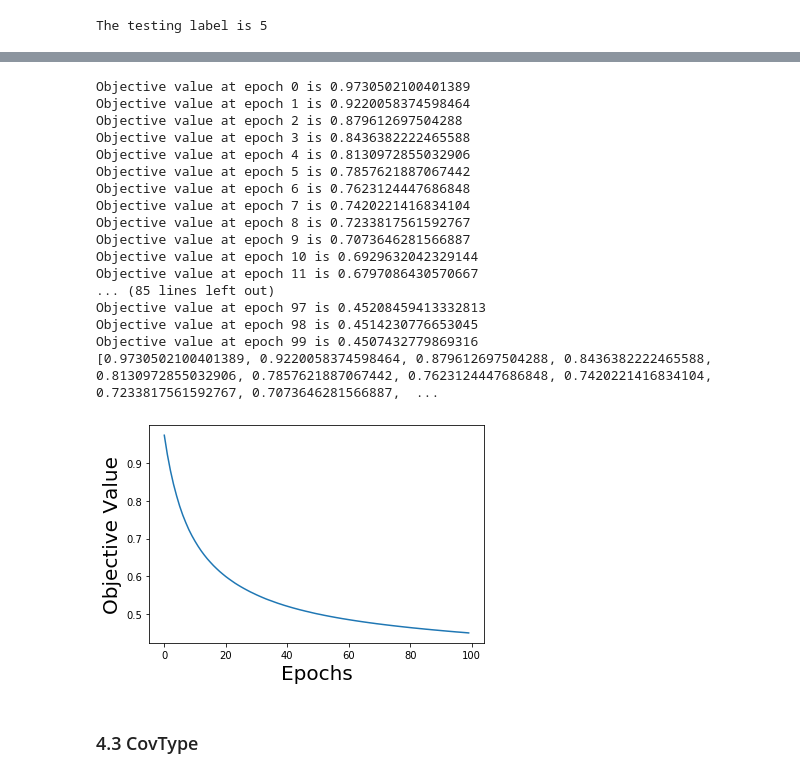
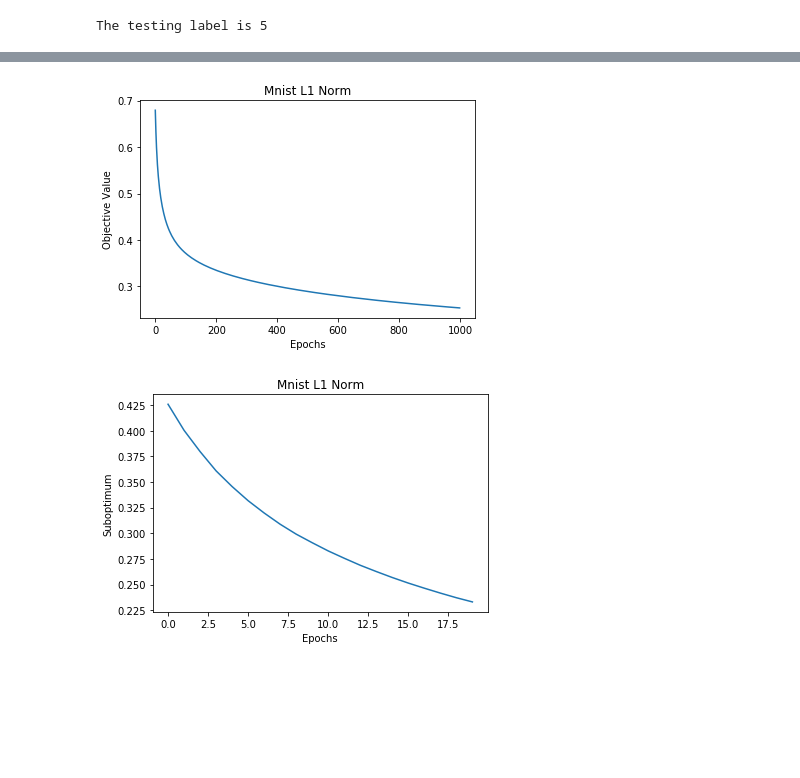
Before and after one commit to vlee1776/SAGA, a Jupyter notebook: SAGA.ipynb, the cells around one changed output, grey strips where cells are left out. Drawn from its saved outputs; the diff is of its cells as text; code cells hidden in the pictures; blank space fills up the shorter version.

Commit message:
restart l1 and l2 norm work on logisitic regression

```diff
--- a/SAGA.ipynb
+++ b/SAGA.ipynb
@@ -258,0 +103,28 @@ Data from http://yann.lecun.com/exdb/mnist/
+# %%
+import matplotlib.pyplot as plt
+
+def graph(obj_vals,title,l1=False,l2=False):
+    epochs = range(len(obj_vals))
+    plt.plot(epochs, obj_vals)
+    plt.xlabel('Epochs')
+    plt.ylabel('Objective Value')
+    if l1:
+        title += ' L1 Norm'
+    if l2:
+        title += ' L2 Norm'
+    plt.title(title)
+    plt.show()
+
+def graph_suboptimal(obj_vals,title,l1=False,l2=False,epochs=20):
+    minimum = min(obj_vals)
+    temp = obj_vals[:20] - minimum
+    epochs = range(len(temp))
+    plt.plot(epochs, temp)
+    plt.xlabel('Epochs')
+    plt.ylabel('Suboptimum')
+    if l1:
+        title += ' L1 Norm'
+    if l2:
+        title += ' L2 Norm'
+    plt.title(title)
+    plt.show()
@@ -324,5 +202,5 @@ L = 1/4 * eigs[0]
 n,d = numpy.shape(X_train)
 alpha = 1E-6
 step_size = 1 / (n * alpha + L)
-w, obj_vals = saga(X_train,y_train,step_size,100,proximal,logistic_loss,logistic_gradient,l2=True,lam=alpha)
+w, obj_vals = saga(X_train,y_train,alpha,step_size,logistic_gradient,logistic_loss, proximal,l1=True,max_epoch=1000)
 # %% [output]
@@ -409,38 +224,6 @@ standardize(X_train,X_test)
-# %%
-proximal = lambda x: x
-_,eigs,_ = numpy.linalg.svd(numpy.dot(X_train,X_train.T))
-L = eigs[0]
-n,d = numpy.shape(X_train)
-alpha = 1E-6
-step_size = 1 / (2 * n * alpha + L)
-w, obj_vals = saga(X_train,y_train,step_size,100,proximal,linear_loss,linear_gradient,l2=True, l1=False,lam=alpha)
-# %% [output]
-Objective value at epoch 0 is 0.9730502100401389
-Objective value at epoch 1 is 0.9220058374598464
-Objective value at epoch 2 is 0.879612697504288
-Objective value at epoch 3 is 0.8436382222465588
-Objective value at epoch 4 is 0.8130972855032906
-Objective value at epoch 5 is 0.7857621887067442
-Objective value at epoch 6 is 0.7623124447686848
-Objective value at epoch 7 is 0.7420221416834104
-Objective value at epoch 8 is 0.7233817561592767
-Objective value at epoch 9 is 0.7073646281566887
-Objective value at epoch 10 is 0.6929632042329144
-Objective value at epoch 11 is 0.6797086430570667
-... (85 lines left out)
-Objective value at epoch 97 is 0.45208459413332813
-Objective value at epoch 98 is 0.4514230776653045
-Objective value at epoch 99 is 0.4507432779869316
-[0.9730502100401389, 0.9220058374598464, 0.879612697504288, 0.8436382222465588, 0.8130972855032906, 0.7857621887067442, 0.7623124447686848, 0.7420221416834104, 0.7233817561592767, 0.7073646281566887,  ...
-# %%
-import matplotlib.pyplot as plt
-
-epochs_gd = range(len(obj_vals))
-plt.plot(epochs_gd, obj_vals)
-plt.xlabel('Epochs', FontSize=20)
-plt.ylabel('Objective Value', FontSize=20)
-plt.show()
-# %% [output]
-[figure, removed]
-# %% [markdown]
-### 4.3 CovType
+# %%
+graph(obj_vals,'Mnist',l1=True)
+graph_suboptimal(obj_vals,'Mnist',l1=True)
+# %% [output]
+[figure, added]
+[figure, added]
```
Also changed, not shown: parts of 32 cells of this notebook, 3 other files.
